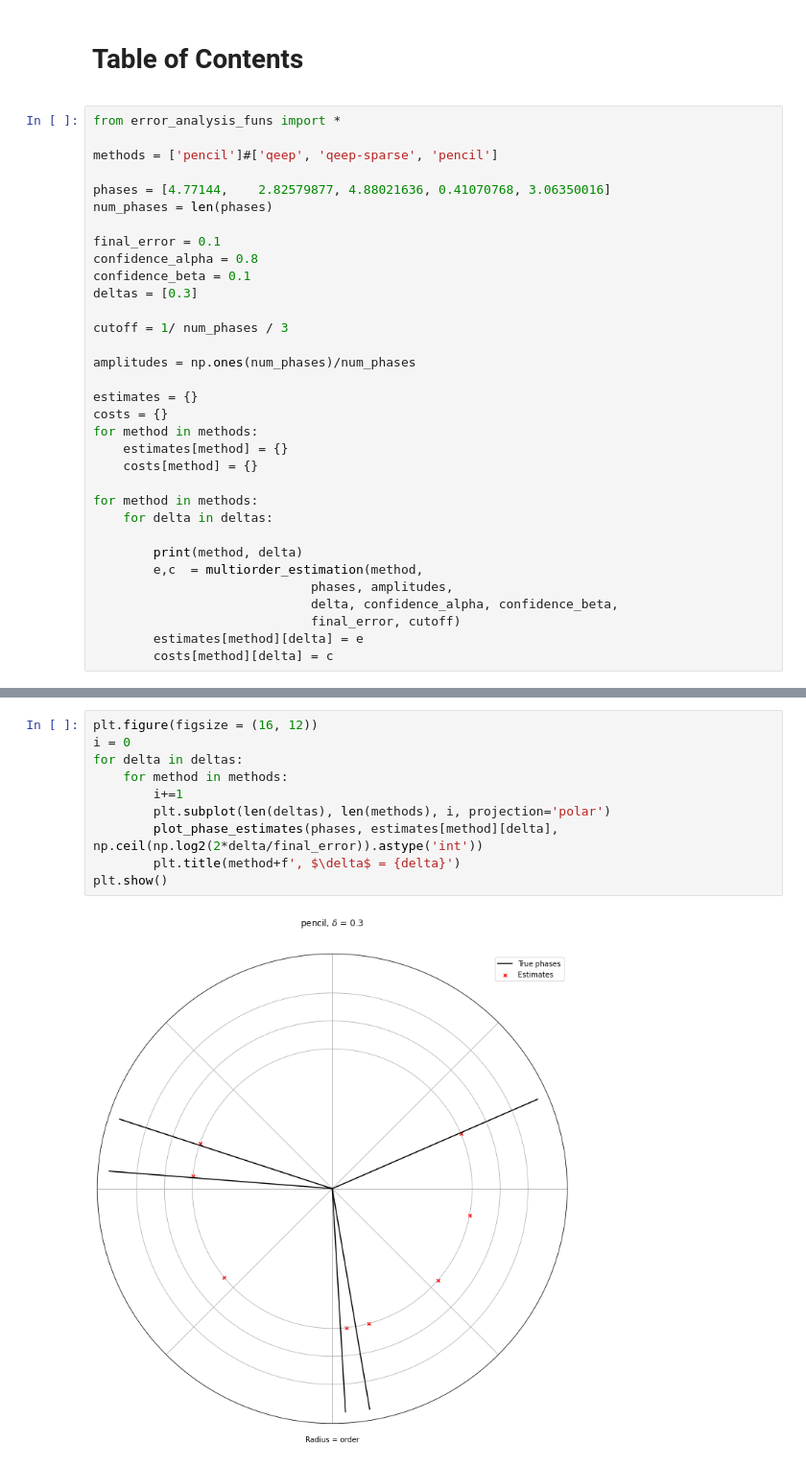
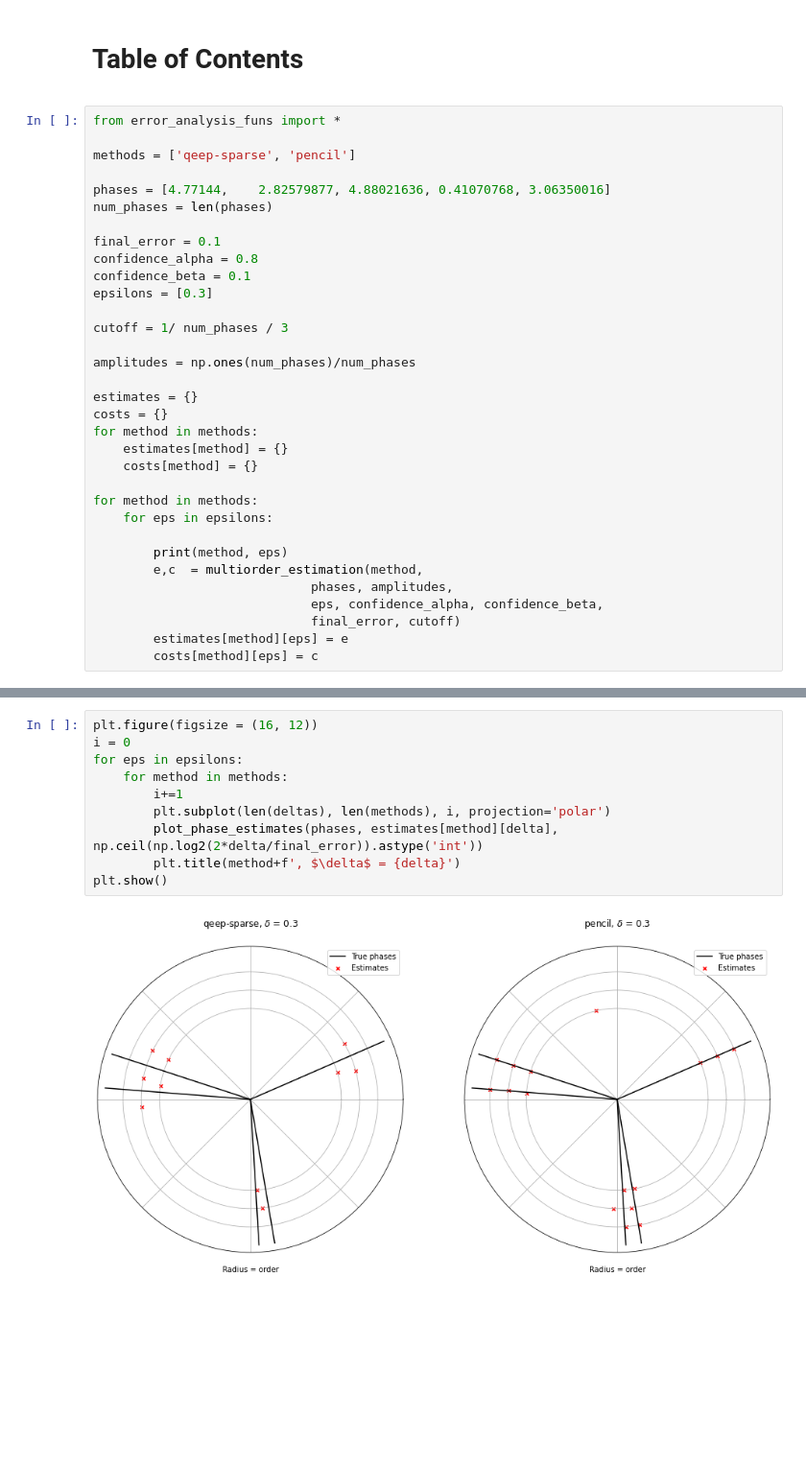
Before and after one commit to alicjadut/qpe, a Jupyter notebook: demo.ipynb, the cells around one changed output, grey strips where cells are left out. Shown at 96% size. Cells and saved outputs as stored; diff of their text form; blank space fills up the shorter version.

```diff
--- a/demo.ipynb
+++ b/demo.ipynb
@@ -4,7 +4,7 @@
 # %%
 from error_analysis_funs import *
 
-methods = ['pencil']#['qeep', 'qeep-sparse', 'pencil']
+methods = ['qeep-sparse', 'pencil']
 
 phases = [4.77144,    2.82579877, 4.88021636, 0.41070768, 3.06350016]
 num_phases = len(phases)
@@ -12,7 +12,7 @@ num_phases = len(phases)
 final_error = 0.1
 confidence_alpha = 0.8
 confidence_beta = 0.1
-deltas = [0.3]
+epsilons = [0.3]
 
 cutoff = 1/ num_phases / 3
 
@@ -25,13 +25,13 @@ for method in methods:
     costs[method] = {}
 
 for method in methods:
-    for delta in deltas:
+    for eps in epsilons:
 
-        print(method, delta)
+        print(method, eps)
         e,c  = multiorder_estimation(method,
                              phases, amplitudes,
-                             delta, confidence_alpha, confidence_beta,
+                             eps, confidence_alpha, confidence_beta,
                              final_error, cutoff)
-        estimates[method][delta] = e
-        costs[method][delta] = c
+        estimates[method][eps] = e
+        costs[method][eps] = c
 # %% [output]
@@ -54,12 +56,12 @@ plt.show()
 # %%
 plt.figure(figsize = (16, 12))
 i = 0
-for delta in deltas:
+for eps in epsilons:
     for method in methods:
         i+=1
         plt.subplot(len(deltas), len(methods), i, projection='polar')
         plot_phase_estimates(phases, estimates[method][delta], np.ceil(np.log2(2*delta/final_error)).astype('int'))
         plt.title(method+f', $\delta$ = {delta}')
 plt.show()
 # %% [output]
-[figure, old version]
+[figure, new version]
```
Also changed, not shown: parts of 2 cells of this notebook, 1 other file.
